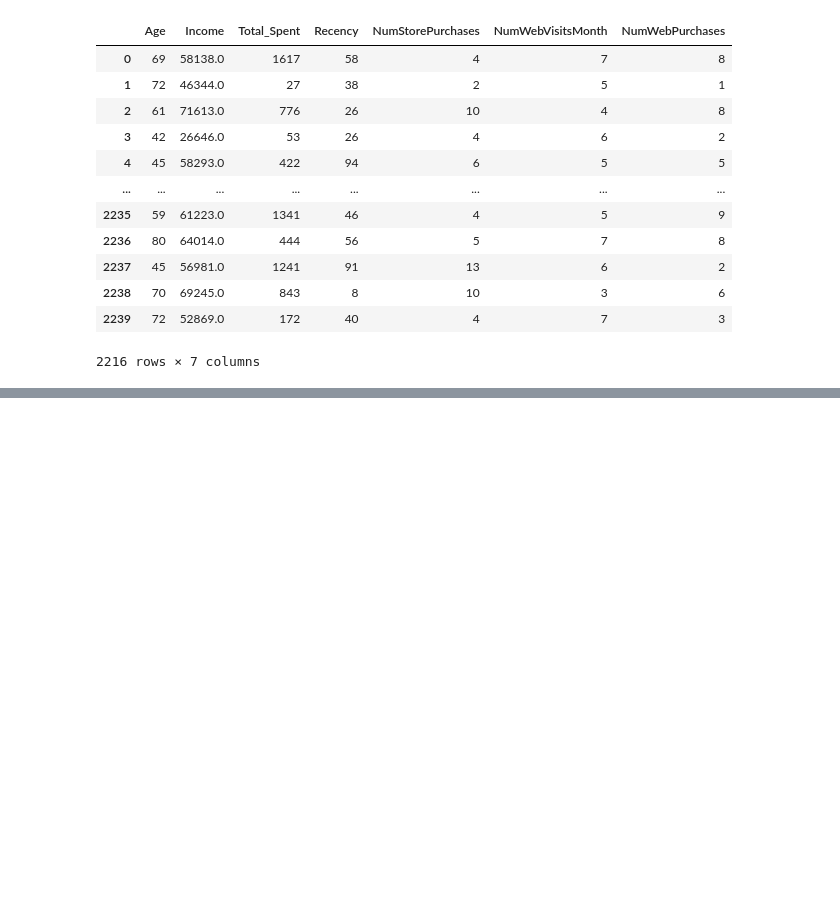
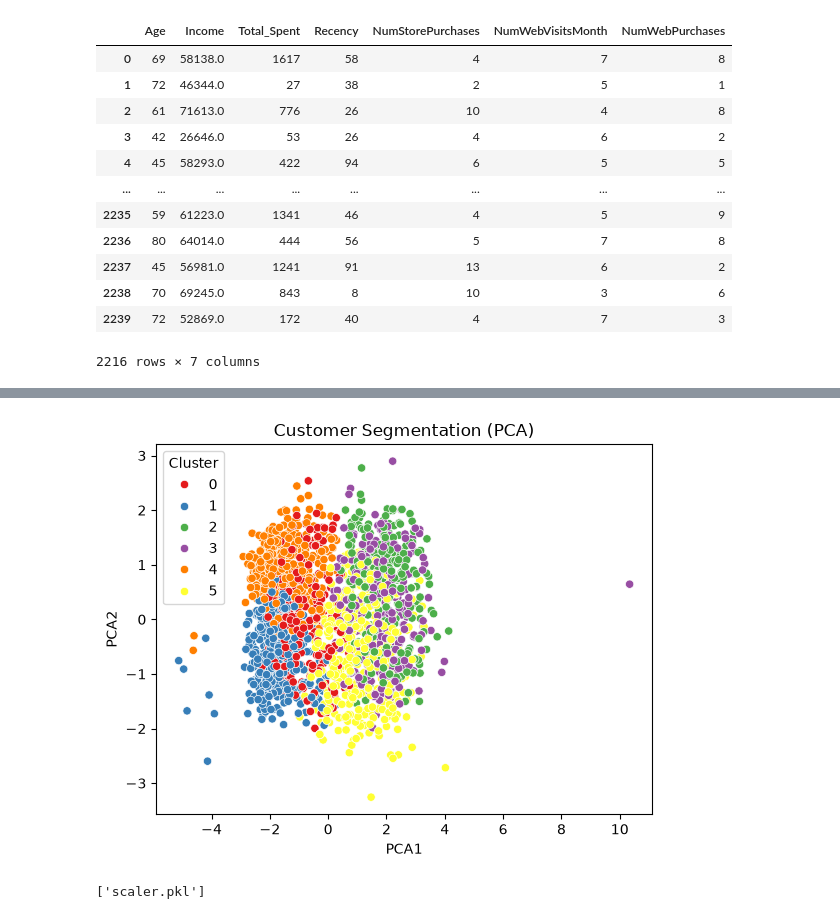
Before and after one commit to mazizbahoo/Python, a Jupyter notebook: Project/analysis_model.ipynb, the cells around one changed output, grey strips where cells are left out. Saved outputs shown, nothing was run; the diff lists cells and outputs as text; code cells hidden in the pictures; blank space fills up the shorter version.

```diff
--- a/Project/analysis_model.ipynb
+++ b/Project/analysis_model.ipynb
@@ -440,0 +469,5 @@ X_scaled = scaler.fit_transform(X)
+# %%
+# Here we need to select one elbow bands both four or six will work. I am going to take 6 since its think better. So we are going to initilize it.
+
+kmeans = KMeans(n_clusters=6)
+df['Cluster'] = kmeans.fit_predict(X_scaled)
@@ -440,0 +556,15 @@ X_scaled = scaler.fit_transform(X)
+# %%
+sns.scatterplot(x='PCA1', y='PCA2', hue='Cluster', data=df, palette='Set1')
+plt.title("Customer Segmentation (PCA)")
+plt.show()
+# See segmentation so we have 6 cluster in our data.
+# %% [output]
+[figure, added]
+# %%
+#Now We have made our model in our table but we want to turn it into a schema table, we firstly need to train model and scale model.
+
+import joblib
+joblib.dump(kmeans,"kmeans_model.pkl")
+joblib.dump(scaler,"scaler.pkl")
+# %% [output]
+['scaler.pkl']
```
Also changed, not shown: parts of 17 cells of this notebook, 3 other files.
